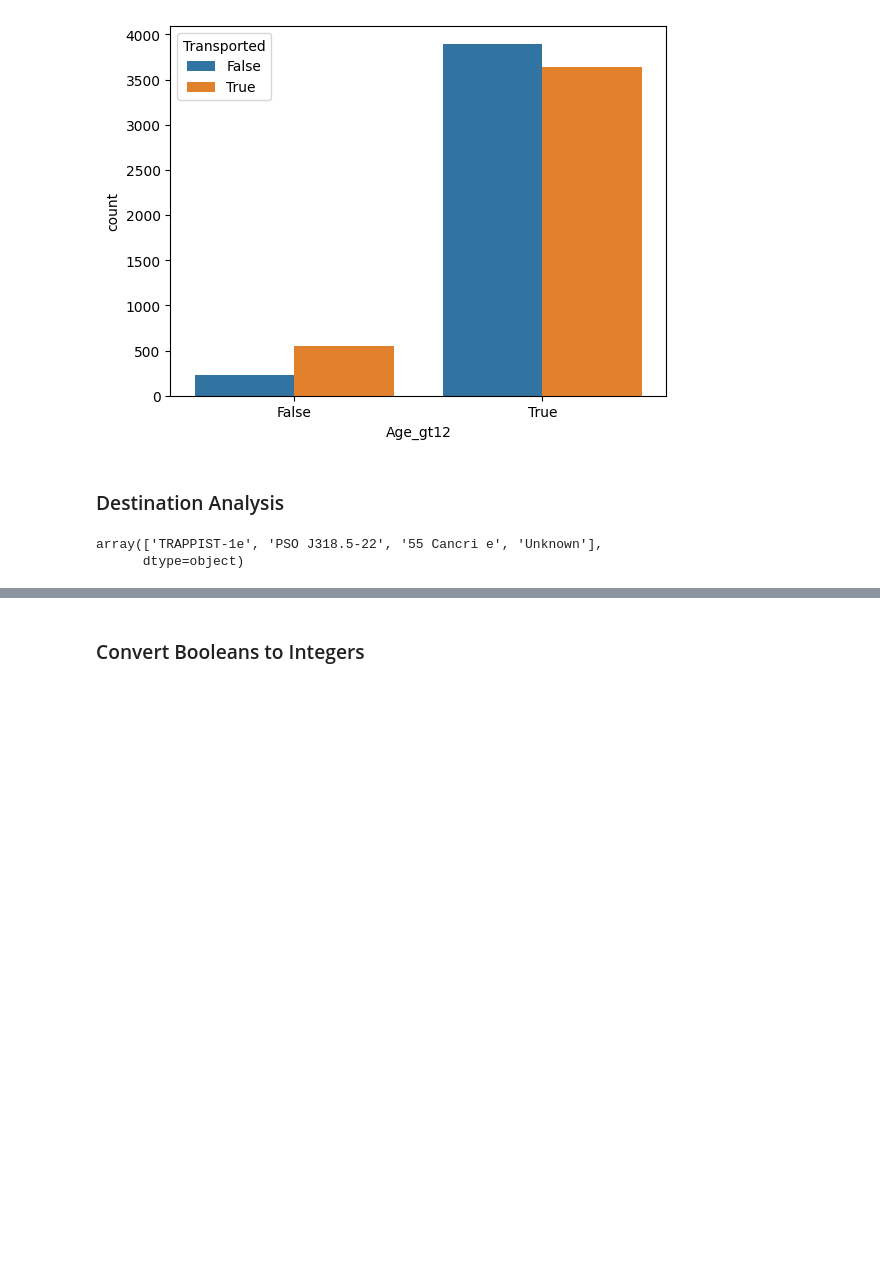
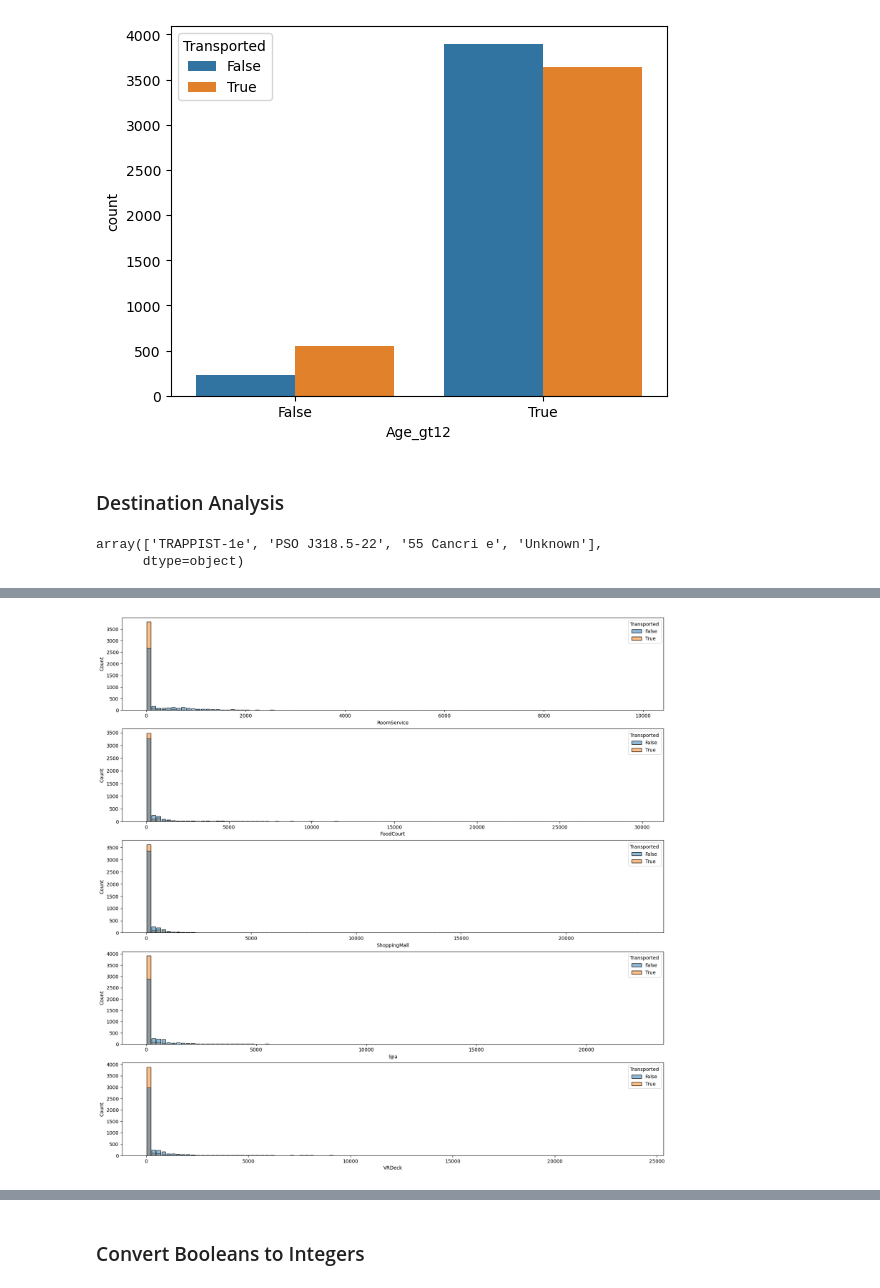
Before and after one commit to slothman3878/spaceship-titanic, a Jupyter notebook: main.ipynb, the cells around one changed output, grey strips where cells are left out. Drawn from its saved outputs; the diff is of its cells as text; code cells hidden in the pictures; blank space fills up the shorter version.

```diff
--- a/main.ipynb
+++ b/main.ipynb
@@ -386,0 +390,6 @@ sns.countplot(data=dataset_df, x='Destination', hue='Transported')
+# %%
+numerical_features = ['RoomService', 'FoodCourt', 'ShoppingMall', 'Spa', 'VRDeck']
+
+for figure in numerical_features:
+  print(dataset_df[figure].describe())
+  print("\n")
@@ -386,0 +414,7 @@ sns.countplot(data=dataset_df, x='Destination', hue='Transported')
+# %%
+fig, ax = plt.subplots(len(numerical_features),1)
+fig.set_size_inches(20,20)
+for i, feature in enumerate(numerical_features):
+  sns.histplot(data=dataset_df, x=feature, hue='Transported', bins=100, shrink=.8, ax=ax[i])
+# %% [output]
+[figure, added]
```
Also changed, not shown: parts of 26 cells of this notebook.
